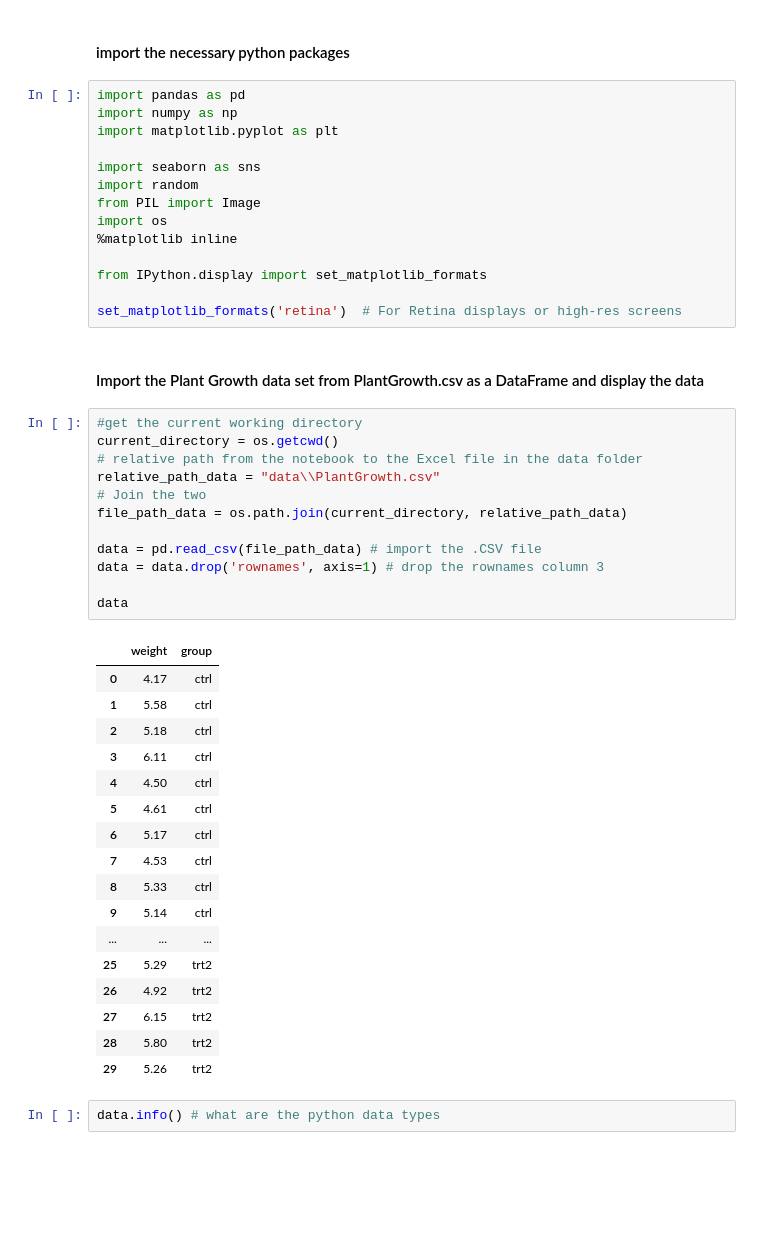
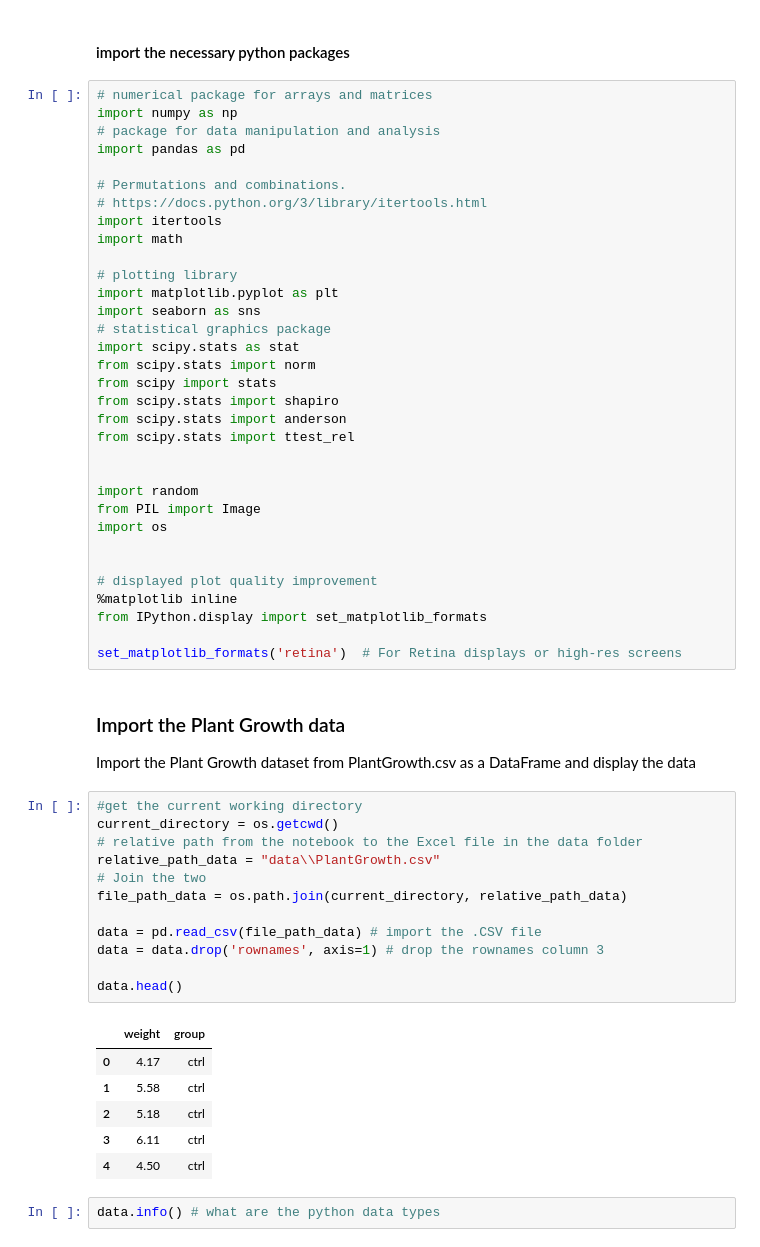
Before and after one commit to shanekeenan/applied_statistics, a Jupyter notebook: project.ipynb, the cells around one changed output. Cells and saved outputs as stored; diff of their text form; blank space fills up the shorter version.

```diff
--- a/project.ipynb
+++ b/project.ipynb
@@ -38,51 +37,61 @@ In doing this you should:
 # %% [markdown]
 #### import the necessary python packages
 # %%
+# numerical package for arrays and matrices
+import numpy as np
+# package for data manipulation and analysis
 import pandas as pd
-import numpy as np
+
+# Permutations and combinations.
+# https://docs.python.org/3/library/itertools.html
+import itertools
+import math
+
+# plotting library
 import matplotlib.pyplot as plt
+import seaborn as sns
+# statistical graphics package
+import scipy.stats as stat
+from scipy.stats import norm
+from scipy import stats
+from scipy.stats import shapiro
+from scipy.stats import anderson
+from scipy.stats import ttest_rel
 
-import seaborn as sns
+
 import random
 from PIL import Image
 import os
+
+
+# displayed plot quality improvement
 %matplotlib inline
-
 from IPython.display import set_matplotlib_formats
 
 set_matplotlib_formats('retina')  # For Retina displays or high-res screens
 # %% [markdown]
-#### Import the Plant Growth data set from PlantGrowth.csv as a DataFrame and display the data
+### Import the Plant Growth data ###
+
+Import the Plant Growth dataset from PlantGrowth.csv as a DataFrame and display the data
 # %%
 #get the current working directory
 current_directory = os.getcwd()
 # relative path from the notebook to the Excel file in the data folder
 relative_path_data = "data\\PlantGrowth.csv"
 # Join the two
 file_path_data = os.path.join(current_directory, relative_path_data)
 
 data = pd.read_csv(file_path_data) # import the .CSV file
 data = data.drop('rownames', axis=1) # drop the rownames column 3
 
-data
+data.head()
 # %% [output]
 |  | weight | group |
 | 0 | 4.17 | ctrl |
 | 1 | 5.58 | ctrl |
 | 2 | 5.18 | ctrl |
 | 3 | 6.11 | ctrl |
 | 4 | 4.50 | ctrl |
-| 5 | 4.61 | ctrl |
-| 6 | 5.17 | ctrl |
-| 7 | 4.53 | ctrl |
-| 8 | 5.33 | ctrl |
-| 9 | 5.14 | ctrl |
-| ... | ... | ... |
-| 25 | 5.29 | trt2 |
-| 26 | 4.92 | trt2 |
-| 27 | 6.15 | trt2 |
-| 28 | 5.80 | trt2 |
-| 29 | 5.26 | trt2 |
 # %%
 data.info() # what are the python data types
 # %% [output]
```
Also changed, not shown: parts of 21 cells of this notebook, 1 other file.
